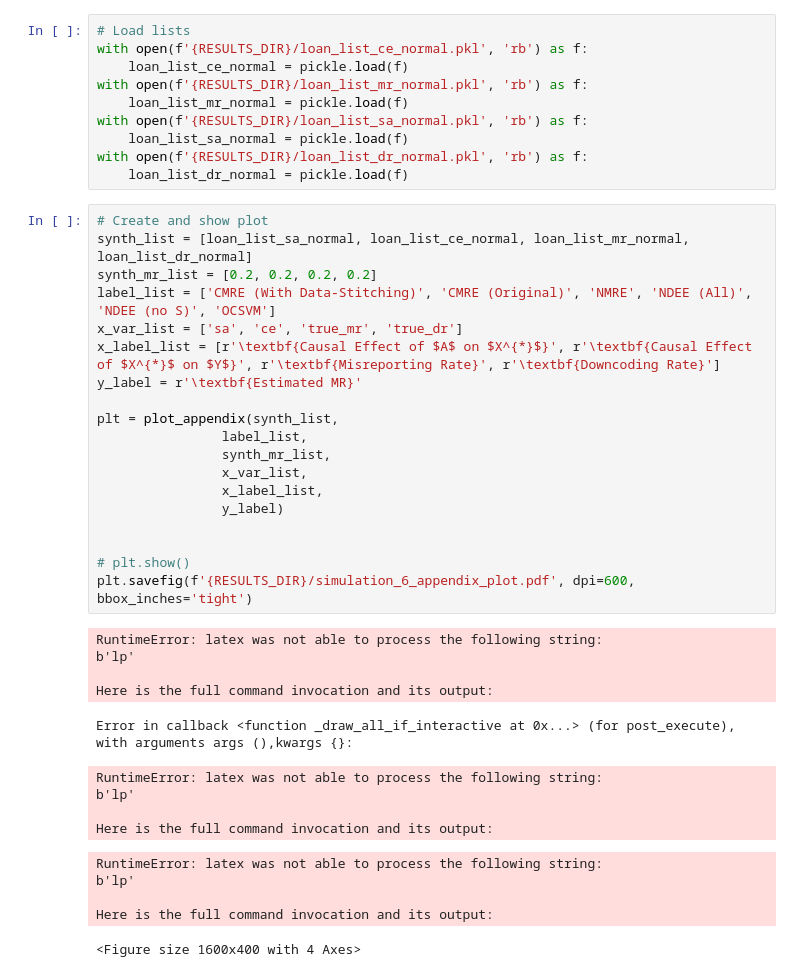
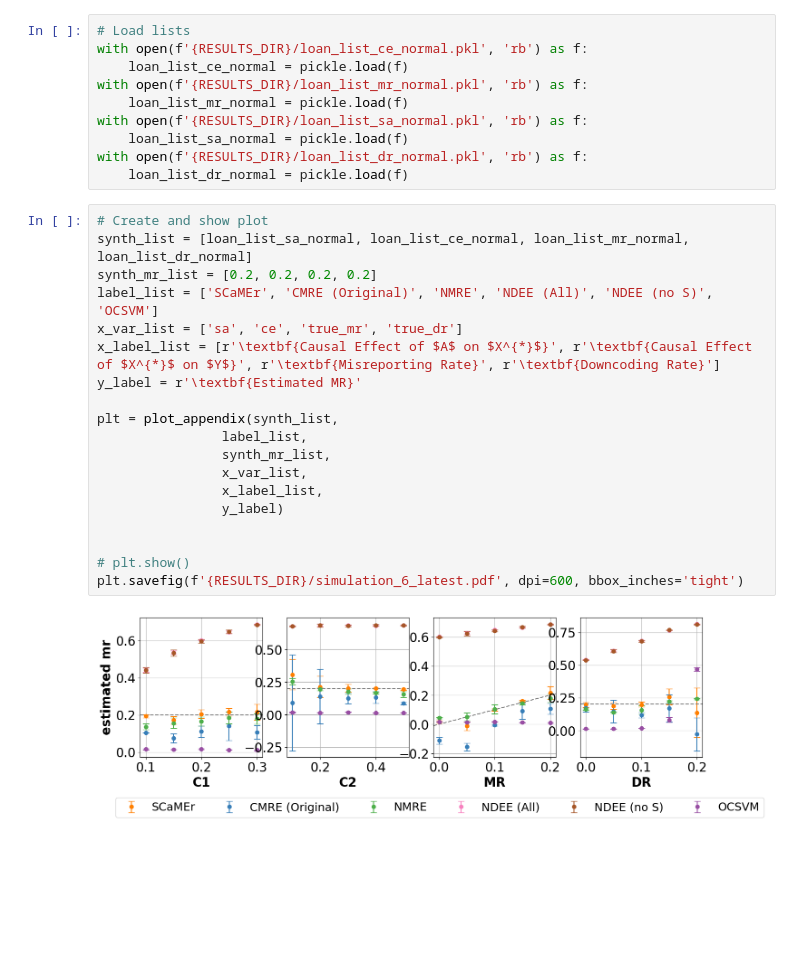
Before and after one commit to muskaan-mittal/scamer-simulations, a Jupyter notebook: synthetic_simulations_6.ipynb, the cells around one changed output. Saved outputs shown, nothing was run; the diff lists cells and outputs as text; blank space fills up the shorter version.

```diff
--- a/synthetic_simulations_6.ipynb
+++ b/synthetic_simulations_6.ipynb
@@ -353,37 +353,24 @@ with open(f'{RESULTS_DIR}/loan_list_dr_normal.pkl', 'rb') as f:
 # %%
 # Create and show plot
 synth_list = [loan_list_sa_normal, loan_list_ce_normal, loan_list_mr_normal, loan_list_dr_normal]
 synth_mr_list = [0.2, 0.2, 0.2, 0.2]
-label_list = ['CMRE (With Data-Stitching)', 'CMRE (Original)', 'NMRE', 'NDEE (All)', 'NDEE (no S)', 'OCSVM']
+label_list = ['SCaMEr', 'CMRE (Original)', 'NMRE', 'NDEE (All)', 'NDEE (no S)', 'OCSVM']
 x_var_list = ['sa', 'ce', 'true_mr', 'true_dr']
 x_label_list = [r'\textbf{Causal Effect of $A$ on $X^{*}$}', r'\textbf{Causal Effect of $X^{*}$ on $Y$}', r'\textbf{Misreporting Rate}', r'\textbf{Downcoding Rate}']
 y_label = r'\textbf{Estimated MR}'
 
 plt = plot_appendix(synth_list,
                 label_list,
                 synth_mr_list,
                 x_var_list,
                 x_label_list,
                 y_label)
 
 
 # plt.show()
-plt.savefig(f'{RESULTS_DIR}/simulation_6_appendix_plot.pdf', dpi=600, bbox_inches='tight')
+plt.savefig(f'{RESULTS_DIR}/simulation_6_latest.pdf', dpi=600, bbox_inches='tight')
 # %% [output]
-RuntimeError: latex was not able to process the following string:
-b'lp'
-
-Here is the full command invocation and its output:
-Error in callback <function _draw_all_if_interactive at 0x...> (for post_execute), with arguments args (),kwargs {}:
-RuntimeError: latex was not able to process the following string:
-b'lp'
-
-Here is the full command invocation and its output:
-RuntimeError: latex was not able to process the following string:
-b'lp'
-
-Here is the full command invocation and its output:
-<Figure size 1600x400 with 4 Axes>
+[figure, added]
 # %%
 # # Create and show plot
 # indices = [0,1,2,4]
```
Also changed, not shown: parts of 1 cell of this notebook.
